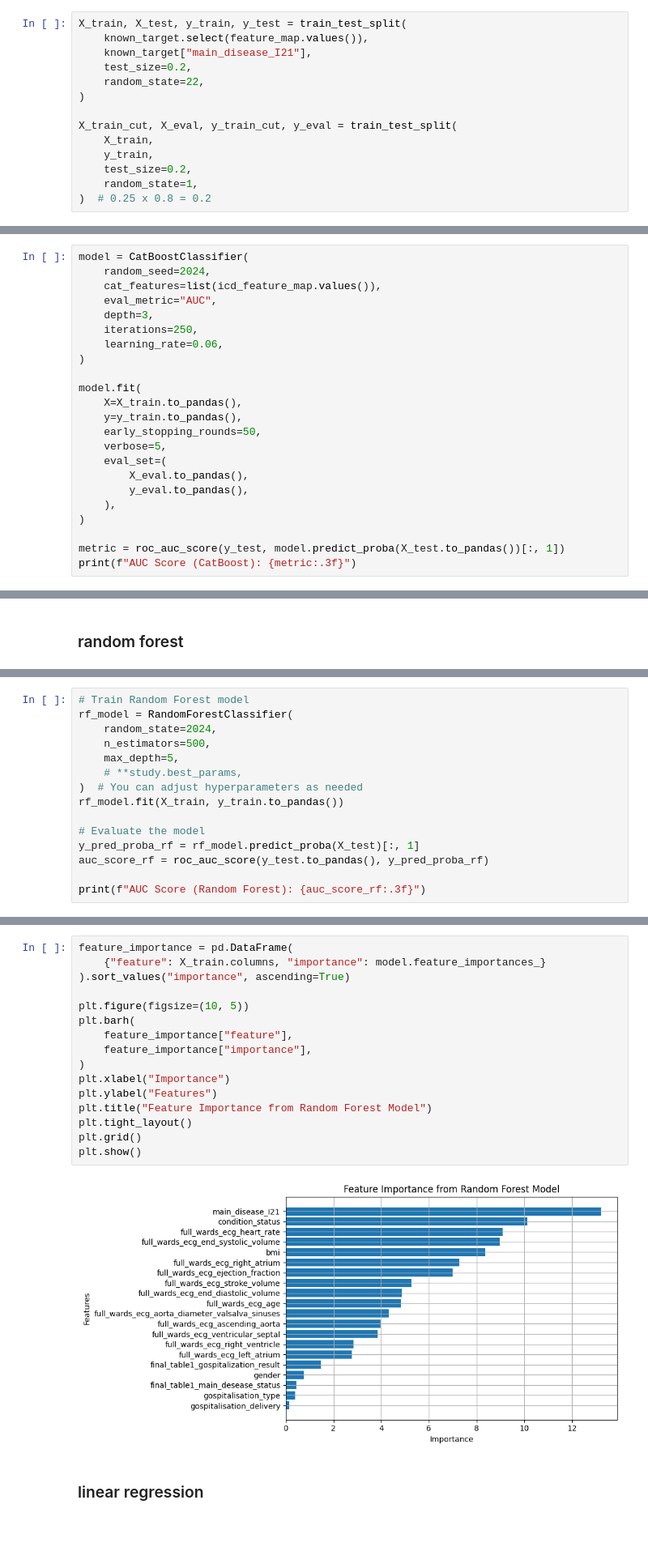
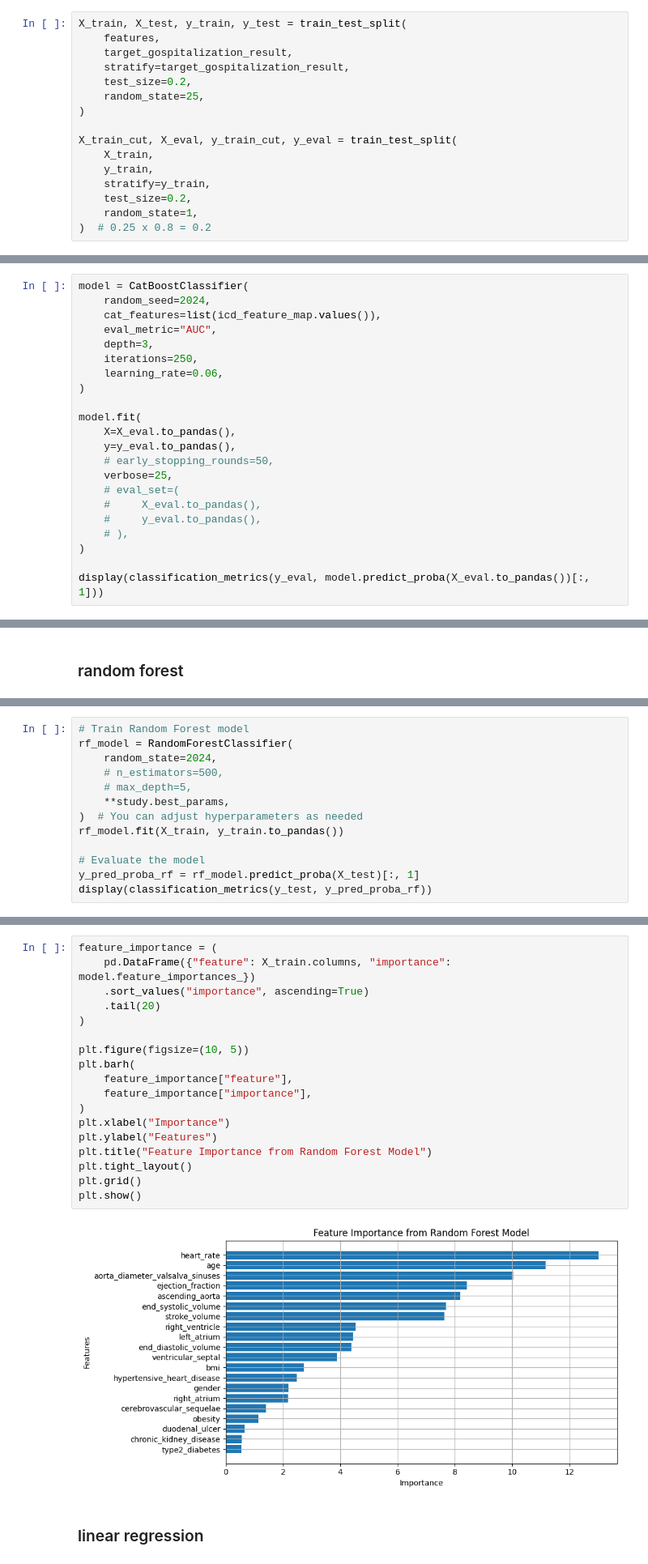
Before and after one commit to KonstantinBurkin/parse-records, a Jupyter notebook: notebooks/8.2_make_models.ipynb, the cells around one changed output, grey strips where cells are left out. Shown at 81% size. Cells and saved outputs as stored; diff of their text form; blank space fills up the shorter version.

Commit message:
build models and evaluation metrics

```diff
--- a/notebooks/8.2_make_models.ipynb
+++ b/notebooks/8.2_make_models.ipynb
@@ -231,14 +265,16 @@ shape: (2, 6)
 # %%
 X_train, X_test, y_train, y_test = train_test_split(
-    known_target.select(feature_map.values()),
-    known_target["main_disease_I21"],
+    features,
+    target_gospitalization_result,
+    stratify=target_gospitalization_result,
     test_size=0.2,
-    random_state=22,
+    random_state=25,
 )
 
 X_train_cut, X_eval, y_train_cut, y_eval = train_test_split(
     X_train,
     y_train,
+    stratify=y_train,
     test_size=0.2,
     random_state=1,
 )  # 0.25 x 0.8 = 0.2
@@ -380,16 +359,15 @@ model = CatBoostClassifier(
 )
 
 model.fit(
-    X=X_train.to_pandas(),
-    y=y_train.to_pandas(),
-    early_stopping_rounds=50,
-    verbose=5,
-    eval_set=(
-        X_eval.to_pandas(),
-        y_eval.to_pandas(),
-    ),
+    X=X_eval.to_pandas(),
+    y=y_eval.to_pandas(),
+    # early_stopping_rounds=50,
+    verbose=25,
+    # eval_set=(
+    #     X_eval.to_pandas(),
+    #     y_eval.to_pandas(),
+    # ),
 )
 
-metric = roc_auc_score(y_test, model.predict_proba(X_test.to_pandas())[:, 1])
-print(f"AUC Score (CatBoost): {metric:.3f}")
+display(classification_metrics(y_eval, model.predict_proba(X_eval.to_pandas())[:, 1]))
 # %% [output]
@@ -528,15 +499,13 @@ study.best_params
 # Train Random Forest model
 rf_model = RandomForestClassifier(
     random_state=2024,
-    n_estimators=500,
-    max_depth=5,
-    # **study.best_params,
+    # n_estimators=500,
+    # max_depth=5,
+    **study.best_params,
 )  # You can adjust hyperparameters as needed
 rf_model.fit(X_train, y_train.to_pandas())
 
 # Evaluate the model
 y_pred_proba_rf = rf_model.predict_proba(X_test)[:, 1]
-auc_score_rf = roc_auc_score(y_test.to_pandas(), y_pred_proba_rf)
-
-print(f"AUC Score (Random Forest): {auc_score_rf:.3f}")
+display(classification_metrics(y_test, y_pred_proba_rf))
 # %% [output]
@@ -544,21 +516,23 @@ AUC Score (Random Forest): 0.793
 # %%
-feature_importance = pd.DataFrame(
-    {"feature": X_train.columns, "importance": model.feature_importances_}
-).sort_values("importance", ascending=True)
+feature_importance = (
+    pd.DataFrame({"feature": X_train.columns, "importance": model.feature_importances_})
+    .sort_values("importance", ascending=True)
+    .tail(20)
+)
 
 plt.figure(figsize=(10, 5))
 plt.barh(
     feature_importance["feature"],
     feature_importance["importance"],
 )
 plt.xlabel("Importance")
 plt.ylabel("Features")
 plt.title("Feature Importance from Random Forest Model")
 plt.tight_layout()
 plt.grid()
 plt.show()
 # %% [output]
-[figure, old version]
+[figure, new version]
 # %% [markdown]
 ### linear regression
 # %%
```
Also changed, not shown: parts of 51 cells of this notebook.
